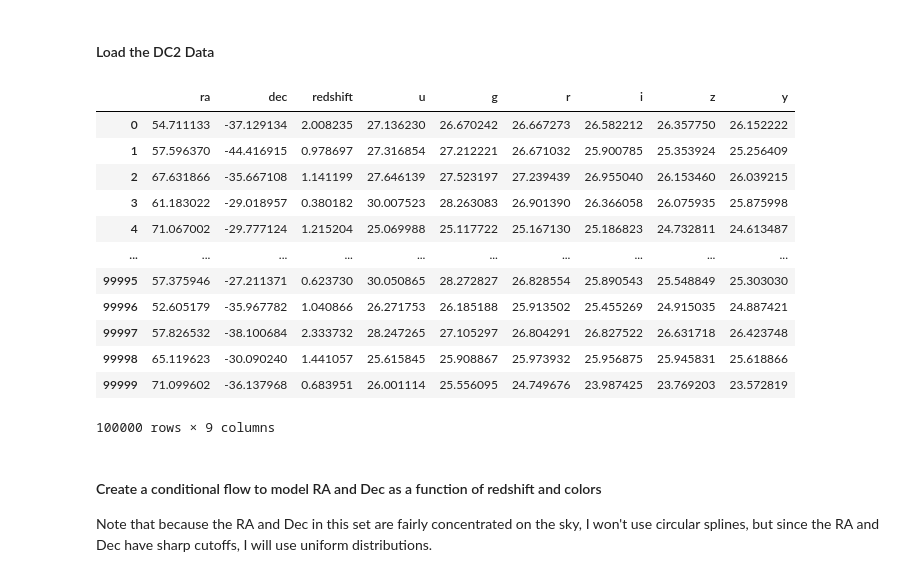
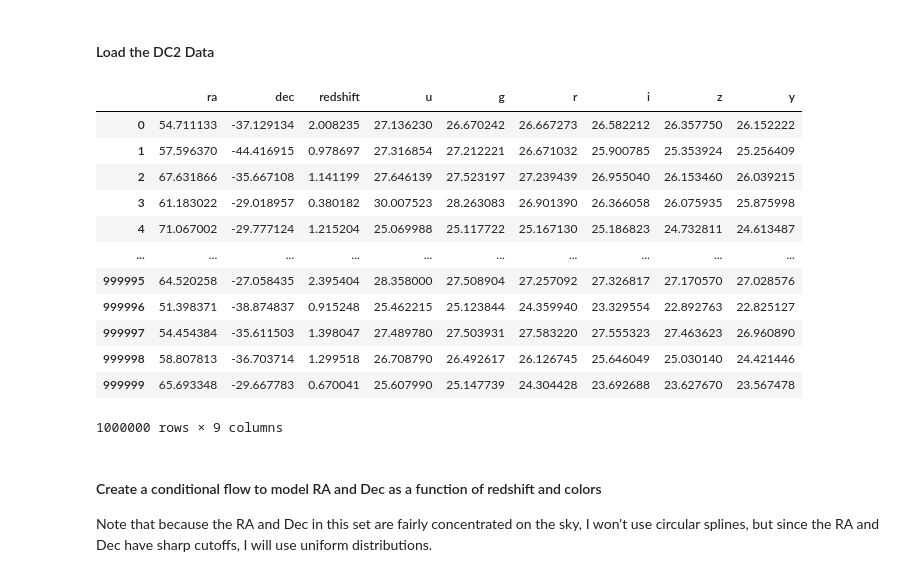
Before and after one commit to jfcrenshaw/pzflow-paper-2021, a Jupyter notebook: forward-modeling/conditional-flow.ipynb, the cells around one changed output. Drawn from its saved outputs; the diff is of its cells as text; code cells hidden in the pictures.

```diff
--- a/forward-modeling/conditional-flow.ipynb
+++ b/forward-modeling/conditional-flow.ipynb
@@ -21,23 +21,23 @@ onecol = 3.35
 # %%
 data = pd.read_pickle("dc2.pkl")
 # select a subset
-data = data.iloc[:100000]
+data = data.iloc[:1000000]
 # print some of the data
 data
 # %% [output]
 |  | ra | dec | redshift | u | g | r | i | z | y |
 | 0 | 54.711133 | -37.129134 | 2.008235 | 27.136230 | 26.670242 | 26.667273 | 26.582212 | 26.357750 | 26.152222 |
 | 1 | 57.596370 | -44.416915 | 0.978697 | 27.316854 | 27.212221 | 26.671032 | 25.900785 | 25.353924 | 25.256409 |
 | 2 | 67.631866 | -35.667108 | 1.141199 | 27.646139 | 27.523197 | 27.239439 | 26.955040 | 26.153460 | 26.039215 |
 | 3 | 61.183022 | -29.018957 | 0.380182 | 30.007523 | 28.263083 | 26.901390 | 26.366058 | 26.075935 | 25.875998 |
 | 4 | 71.067002 | -29.777124 | 1.215204 | 25.069988 | 25.117722 | 25.167130 | 25.186823 | 24.732811 | 24.613487 |
 | ... | ... | ... | ... | ... | ... | ... | ... | ... | ... |
-| 99995 | 57.375946 | -27.211371 | 0.623730 | 30.050865 | 28.272827 | 26.828554 | 25.890543 | 25.548849 | 25.303030 |
-| 99996 | 52.605179 | -35.967782 | 1.040866 | 26.271753 | 26.185188 | 25.913502 | 25.455269 | 24.915035 | 24.887421 |
-| 99997 | 57.826532 | -38.100684 | 2.333732 | 28.247265 | 27.105297 | 26.804291 | 26.827522 | 26.631718 | 26.423748 |
-| 99998 | 65.119623 | -30.090240 | 1.441057 | 25.615845 | 25.908867 | 25.973932 | 25.956875 | 25.945831 | 25.618866 |
-| 99999 | 71.099602 | -36.137968 | 0.683951 | 26.001114 | 25.556095 | 24.749676 | 23.987425 | 23.769203 | 23.572819 |
+| 999995 | 64.520258 | -27.058435 | 2.395404 | 28.358000 | 27.508904 | 27.257092 | 27.326817 | 27.170570 | 27.028576 |
+| 999996 | 51.398371 | -38.874837 | 0.915248 | 25.462215 | 25.123844 | 24.359940 | 23.329554 | 22.892763 | 22.825127 |
+| 999997 | 54.454384 | -35.611503 | 1.398047 | 27.489780 | 27.503931 | 27.583220 | 27.555323 | 27.463623 | 26.960890 |
+| 999998 | 58.807813 | -36.703714 | 1.299518 | 26.708790 | 26.492617 | 26.126745 | 25.646049 | 25.030140 | 24.421446 |
+| 999999 | 65.693348 | -29.667783 | 0.670041 | 25.607990 | 25.147739 | 24.304428 | 23.692688 | 23.627670 | 23.567478 |
-100000 rows × 9 columns
+1000000 rows × 9 columns
 # %% [markdown]
 #### Create a conditional flow to model RA and Dec as a function of redshift and colors
 
```
Also changed, not shown: parts of 5 cells of this notebook, 19 other files.
